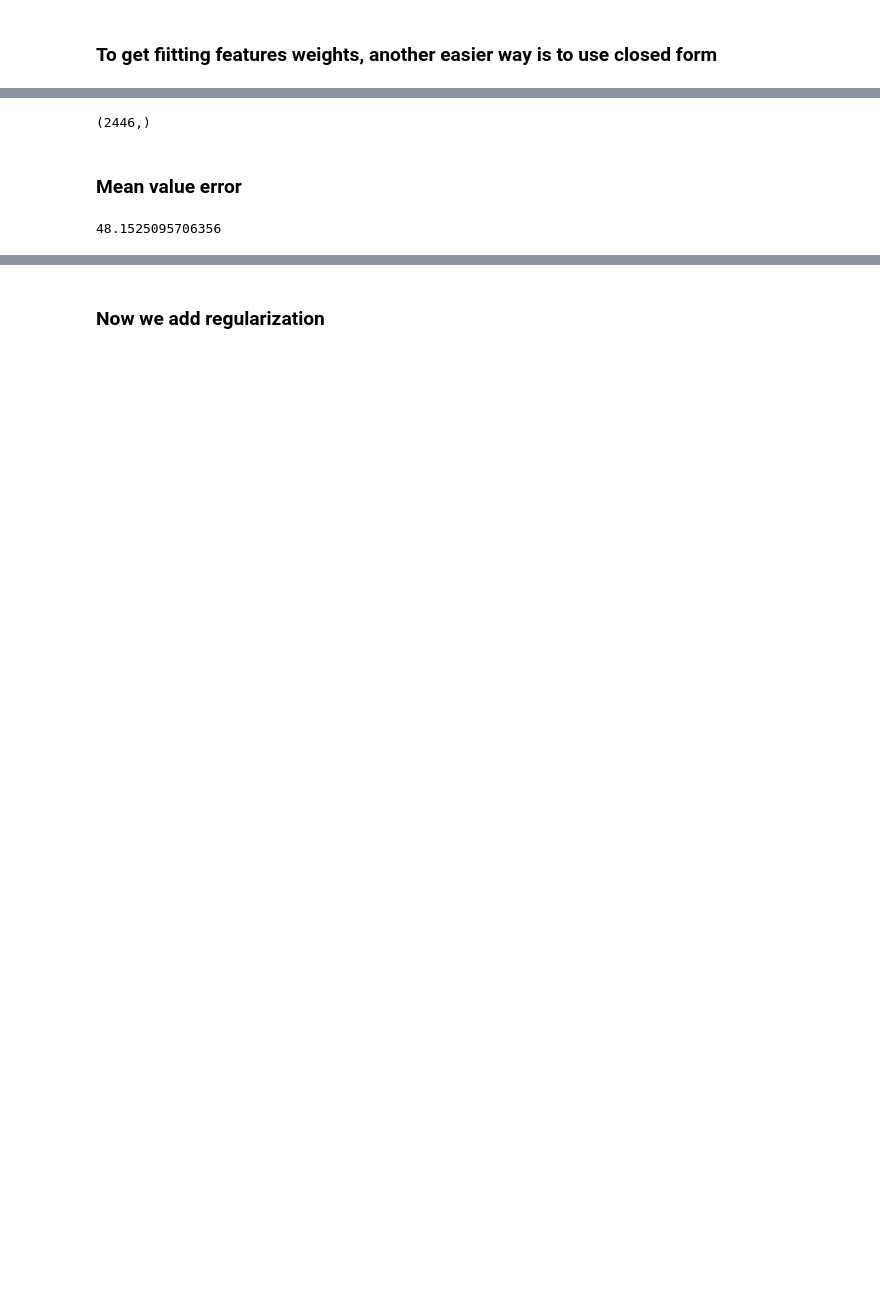
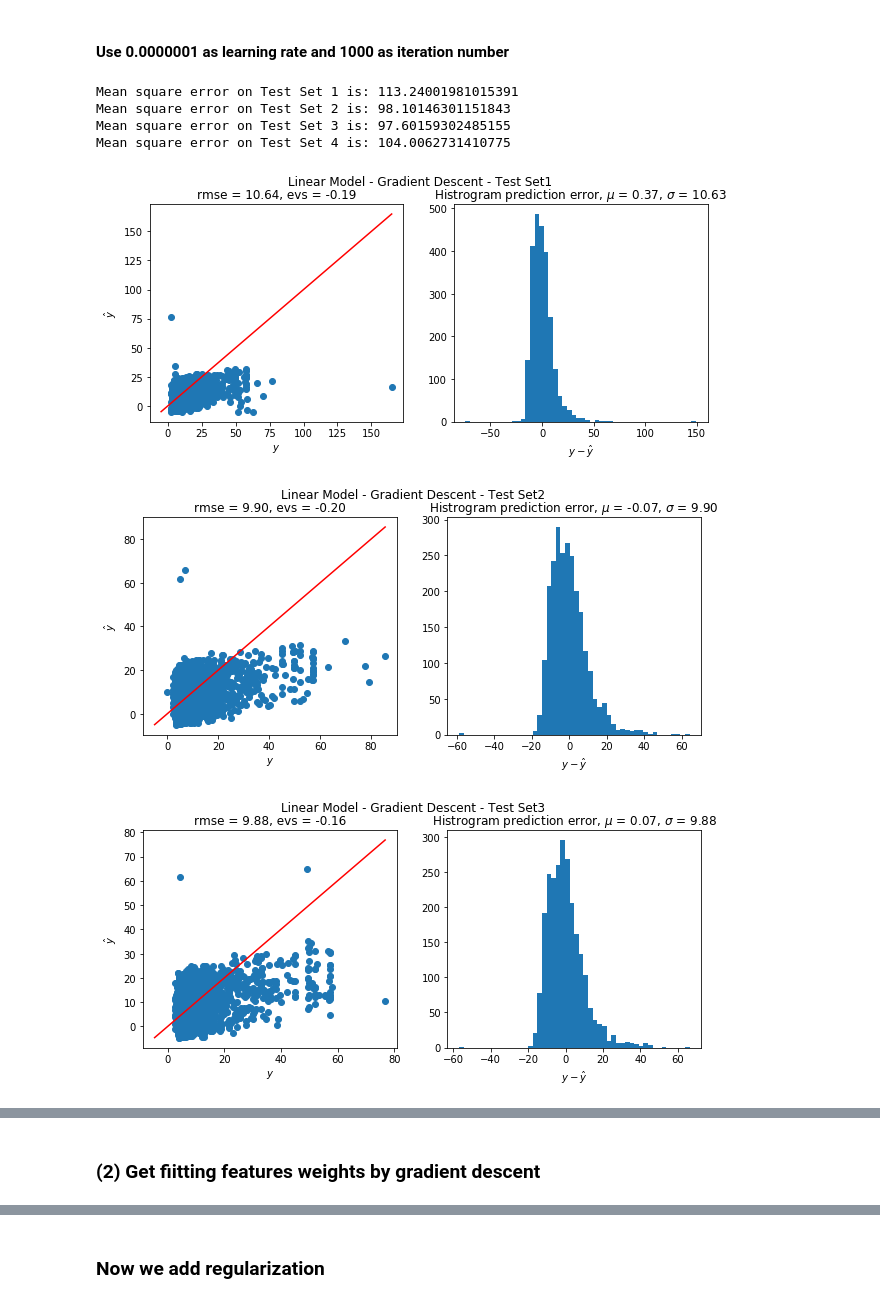
Before and after one commit to comp562-final-peoject/taxi_fare_predictor, a Jupyter notebook: model1.ipynb, the cells around one changed output, grey strips where cells are left out. Cells and saved outputs as stored; diff of their text form; code cells hidden in the pictures; blank space fills up the shorter version.

Commit message:
model 1 refinement

```diff
--- a/model1.ipynb
+++ b/model1.ipynb
@@ -52,20 +130,33 @@ def cost_function(X, y, theta):
-# %%
-def gradient_descent(X, y, theta, alpha, iterations):
-    """
-    gradient_descent Performs gradient descent to learn theta
-    theta = GRADIENTDESENT(X, y, theta, alpha, num_iters) updates theta by
-    taking num_iters gradient steps with learning rate alpha
-    """
-    cost_history = [0] * iterations
-
-    for iteration in range(iterations):
-        hypothesis = X.dot(theta)
-        loss = hypothesis-y
-        gradient = X.T.dot(loss)/m
-        theta = theta - alpha*gradient
-        cost = cost_function(X, y, theta)
-        cost_history[iteration] = cost
-
-    return theta, cost_history
-# %% [markdown]
-###  To get fiitting features weights, another easier way is to use closed form
+# %% [markdown]
+#### Use 0.0000001 as learning rate and 1000 as iteration number
+# %%
+# Apply linear regression model using gradient decent to minimize error
+theta1, cost_history1 = gradient_descent(train1_x, train1_y, 0.0000001, 1000)
+theta2, cost_history2 = gradient_descent(train2_x, train2_y, 0.0000001, 1000)
+theta3, cost_history3 = gradient_descent(train3_x, train3_y, 0.0000001, 1000)
+theta4, cost_history4 = gradient_descent(train4_x, train4_y, 0.0000001, 1000)
+# %%
+# Predict on test y based on trained model
+predict1_y = test1_x.dot(theta1)
+predict2_y = test2_x.dot(theta2)
+predict3_y = test3_x.dot(theta3)
+predict4_y = test4_x.dot(theta4)
+# Compute mean value error for gradient descent
+print("Mean square error on Test Set 1 is: {}".format(float(mse(test1_y,predict1_y))))
+print("Mean square error on Test Set 2 is: {}".format(float(mse(test2_y,predict2_y))))
+print("Mean square error on Test Set 3 is: {}".format(float(mse(test3_y,predict3_y))))
+print("Mean square error on Test Set 4 is: {}".format(float(mse(test4_y,predict4_y))))
+# %% [output]
+Mean square error on Test Set 1 is: 113.24001981015391
+Mean square error on Test Set 2 is: 98.10146301151843
+Mean square error on Test Set 3 is: 97.60159302485155
+Mean square error on Test Set 4 is: 104.0062731410775
+# %%
+plot_prediction_analysis(test1_y, predict1_y, title='Linear Model - Gradient Descent - Test Set1')
+plot_prediction_analysis(test2_y, predict2_y, title='Linear Model - Gradient Descent - Test Set2')
+plot_prediction_analysis(test3_y, predict3_y, title='Linear Model - Gradient Descent - Test Set3')
+plot_prediction_analysis(test4_y, predict4_y, title='Linear Model - Gradient Descent - Test Set4')
+# %% [output]
+[figure, added]
+[figure, added]
+[figure, added]
@@ -72,15 +164,5 @@ def gradient_descent(X, y, theta, alpha, iterations):
+# %% [markdown]
+### (2) Get fiitting features weights by gradient descent
 # %%
 def closed_form(train_X,train_Y):
     return np.dot(np.dot(np.linalg.inv(np.dot(train_X.T, train_X)), train_X.T), train_Y)
-# %%
-betas = closed_form(train1_x, train1_y)
-predict_y = np.dot(data1, betas)
-predict_y.shape
-# %% [output]
-(2446,)
-# %% [markdown]
-### Mean value error
-# %%
-mse(Y[:l],predict_y)
-# %% [output]
-48.1525095706356
```
Also changed, not shown: parts of 33 cells of this notebook, 1 other file.
